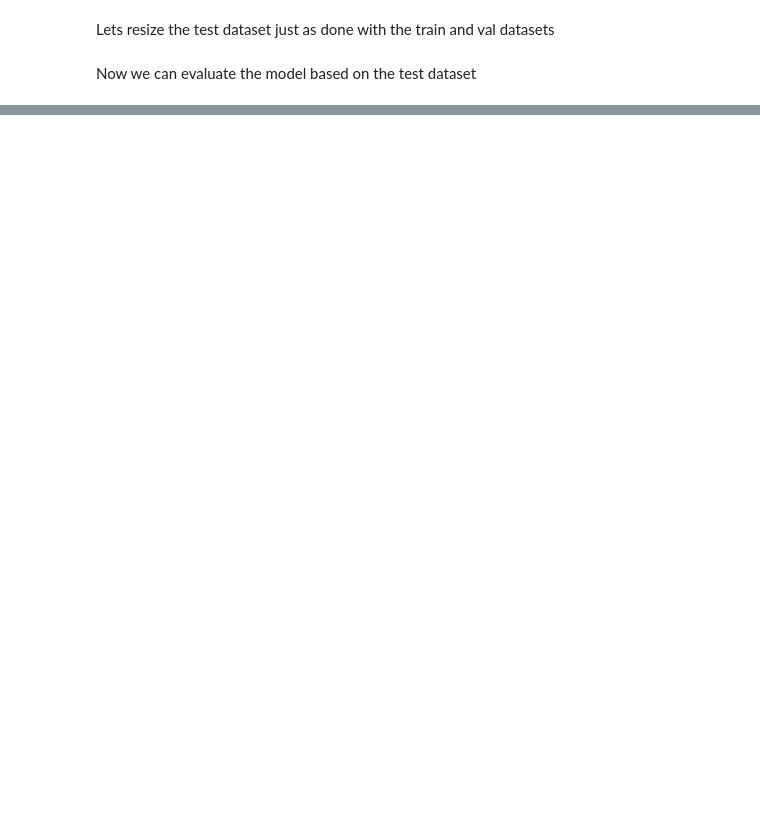
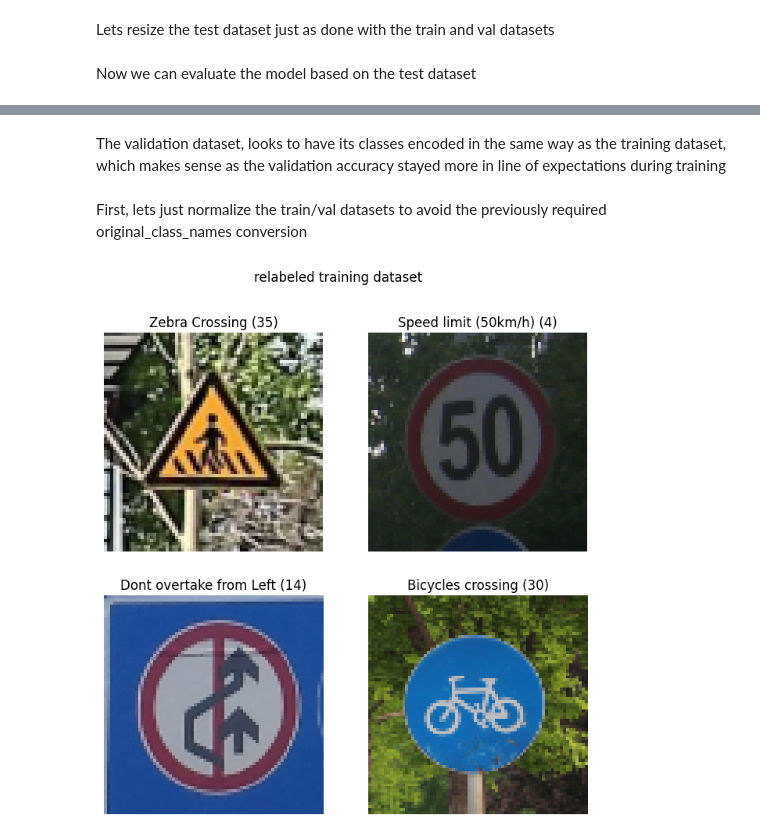
Before and after one commit to Thomas-Molen/FHICT-S7-AI, a Jupyter notebook: TrafficSignTransferredRecognition/TrafficSigns.ipynb, the cells around one changed output, grey strips where cells are left out. Drawn from its saved outputs; the diff is of its cells as text; code cells hidden in the pictures; blank space fills up the shorter version.

```diff
--- a/TrafficSignTransferredRecognition/TrafficSigns.ipynb
+++ b/TrafficSignTransferredRecognition/TrafficSigns.ipynb
@@ -311,0 +384,10 @@ This image most likely belongs to Unknown4 with a 94.28 percent confidence.
+# %%
+plt.figure(figsize=(8, 8))
+plt.suptitle("validation dataset")
+
+for images, labels in dataset.take(1):
+    for i in range(4):
+        ax = plt.subplot(2, 2, i + 1)
+        plt.imshow(images[i].numpy().astype("uint8"))
+        plt.title(f'{relabel(original_class_names[labels[i]])} ({labels[i].numpy()})')
+        plt.axis("off")
@@ -311,0 +396,32 @@ This image most likely belongs to Unknown4 with a 94.28 percent confidence.
+# %% [markdown]
+The validation dataset, looks to have its classes encoded in the same way as the training dataset, which makes sense as the validation accuracy stayed more in line of expectations during training
+# %% [markdown]
+First, lets just normalize the train/val datasets to avoid the previously required original_class_names conversion
+# %%
+train_val_index_table = tf.lookup.StaticHashTable(
+    initializer=tf.lookup.KeyValueTensorInitializer(
+        keys=tf.constant(np.arange(len(original_class_names)), dtype=tf.int32),
+        values=tf.constant(list(map(int, original_class_names)), dtype=tf.int32),
+    ),
+    default_value= tf.constant(len(original_class_names),  dtype=tf.int32)
+)
+
+def re_index_labels(image, label):
+    # Use the hash table to map old labels to new labels
+    new_label = train_val_index_table.lookup(label)
+    return image, new_label
+# %%
+relabeled_train_dataset = train_dataset.map(re_index_labels)
+relabeled_val_dataset = val_dataset.map(re_index_labels)
+# %%
+plt.figure(figsize=(8, 8))
+plt.suptitle("relabeled training dataset")
+
+for images, labels in relabeled_train_dataset:
+    for i in range(4):
+        ax = plt.subplot(2, 2, i + 1)
+        plt.imshow(images[i].numpy().astype("uint8"))
+        plt.title(f'{relabel(labels[i].numpy())} ({labels[i].numpy()})')
+        plt.axis("off")
+# %% [output]
+[figure, added]
```
Also changed, not shown: parts of 33 cells of this notebook.
